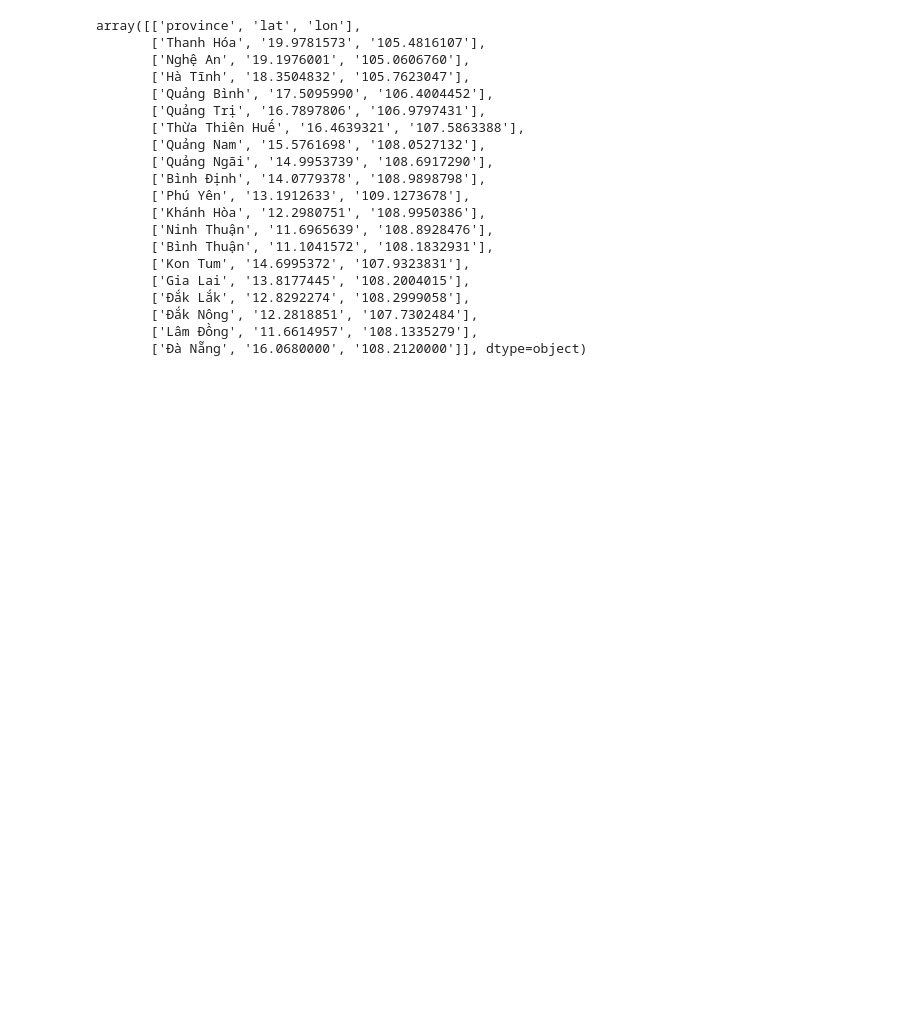
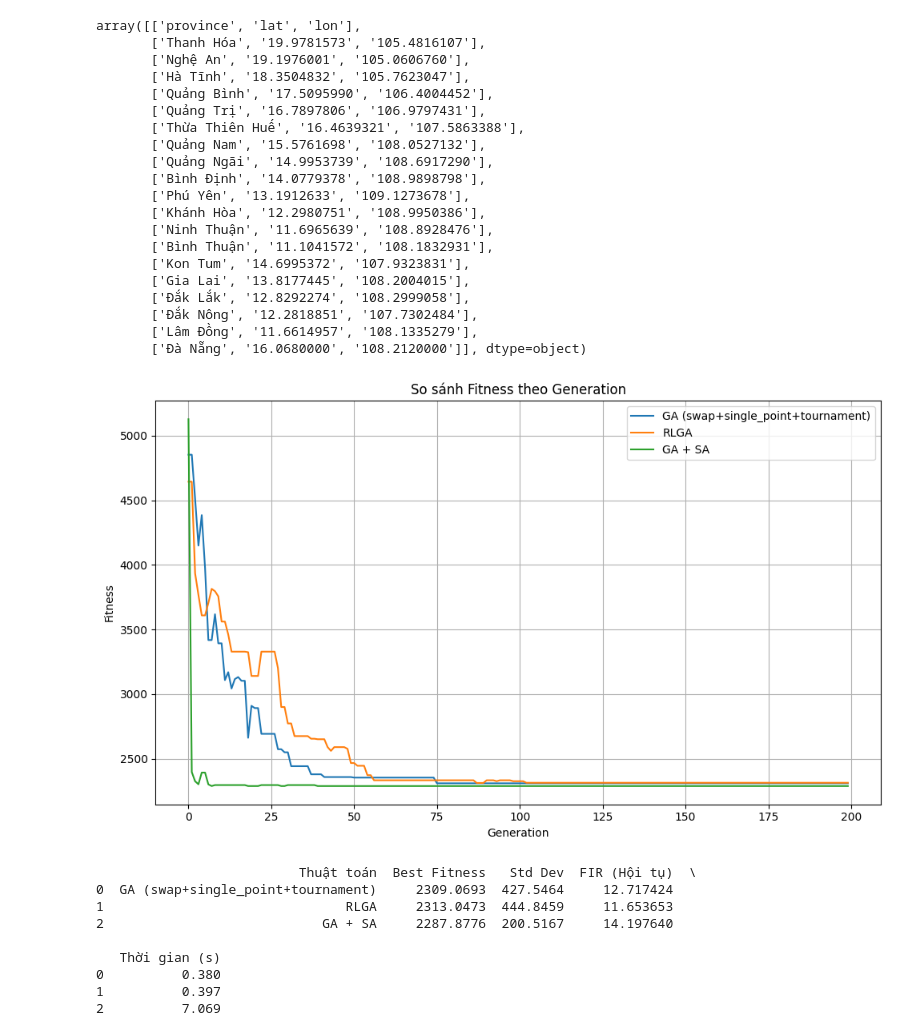
Before and after one commit to thilinnd/GA_TSP, a Jupyter notebook: src/comparisonEnhancedGA.ipynb, the cells around one changed output. Drawn from its saved outputs; the diff is of its cells as text; code cells hidden in the pictures; blank space fills up the shorter version.

```diff
--- a/src/comparisonEnhancedGA.ipynb
+++ b/src/comparisonEnhancedGA.ipynb
@@ -48,0 +68,42 @@ selection_algorithms = ['elitism', 'tournament', 'rank', 'roulette_wheel']
+# %%
+# So sánh 3 thuật toán
+results = [
+    run_and_record("GA (swap+single_point+tournament)", lambda: solve(distance_matrix)),
+    run_and_record("RLGA", lambda: solve_rlga(distance_matrix)),
+    run_and_record("GA + SA", lambda: solve_gasa(distance_matrix))
+]
+# %%
+
+# Vẽ biểu đồ
+plt.figure(figsize=(10, 6))
+for res in results:
+    plt.plot(res['fitness_history'], label=res['name'])
+plt.xlabel("Generation")
+plt.ylabel("Fitness")
+plt.title("So sánh Fitness theo Generation")
+plt.legend()
+plt.grid(True)
+plt.tight_layout()
+plt.show()
+
+# Bảng tổng hợp
+df = pd.DataFrame([{
+    'Thuật toán': r['name'],
+    'Best Fitness': round(r['best_fitness'], 4),
+    'Std Dev': round(r['std_dev'], 4),
+    'FIR (Hội tụ)': round(r['fir'], 6),
+    'Thời gian (s)': round(r['duration'], 3)
+} for r in results])
+
+print(df)
+# %% [output]
+[figure, added]
+                          Thuật toán  Best Fitness   Std Dev  FIR (Hội tụ)  \
+0  GA (swap+single_point+tournament)     2309.0693  427.5464     12.717424
+1                               RLGA     2313.0473  444.8459     11.653653
+2                            GA + SA     2287.8776  200.5167     14.197640
+
+   Thời gian (s)
+0          0.380
+1          0.397
+2          7.069
```
Also changed, not shown: parts of 1 cell of this notebook, 2 other files.
